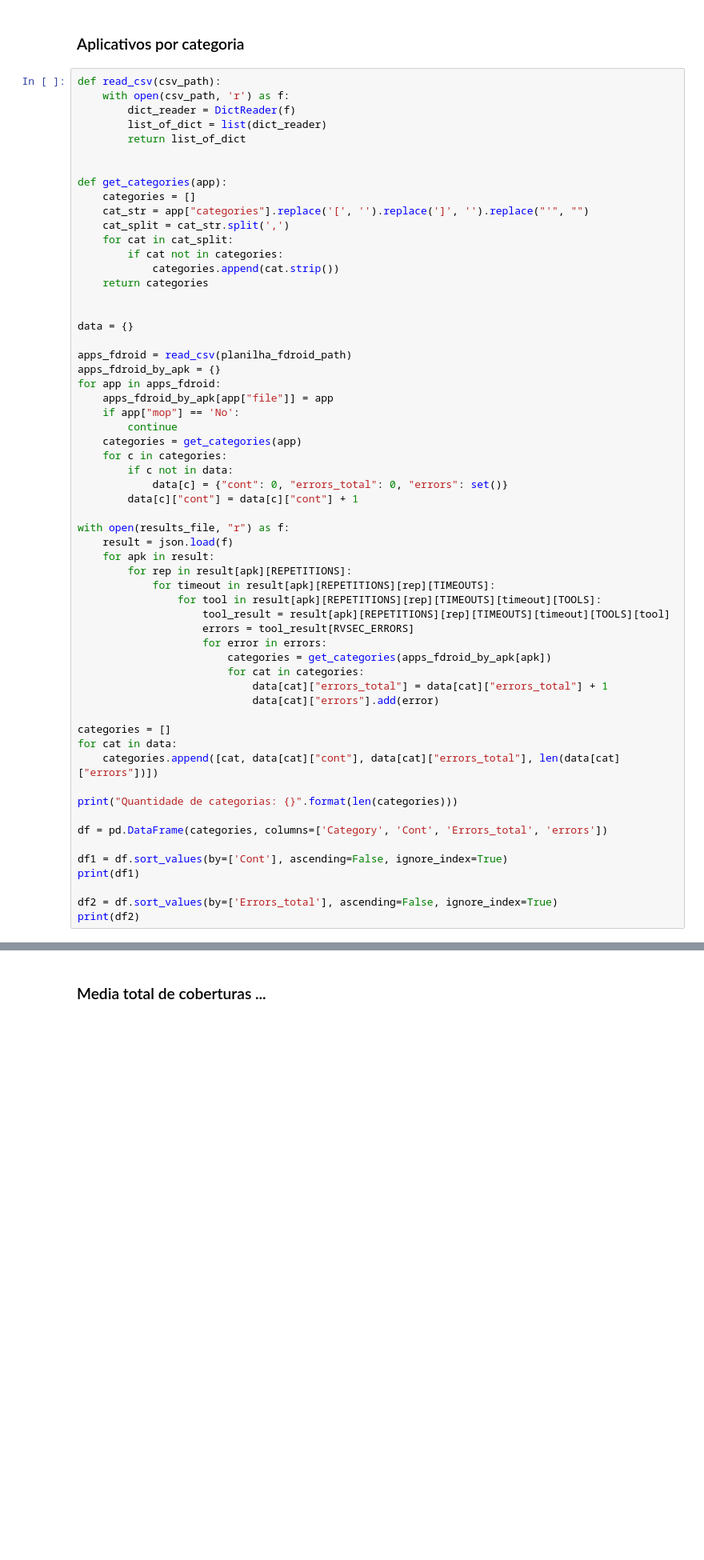
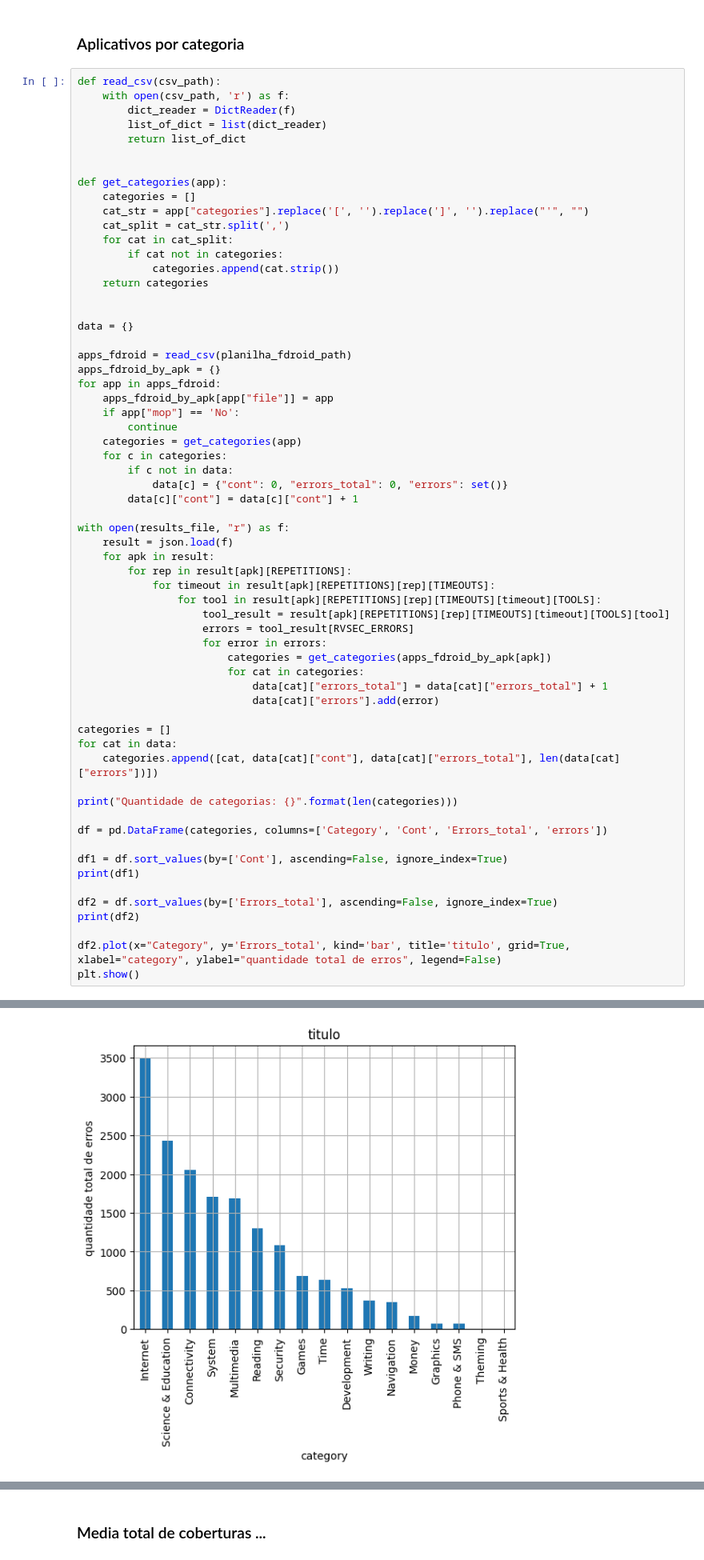
Before and after one commit to PAMunb/rvsec, a Jupyter notebook: rv-android/results_notebook.ipynb, the cells around one changed output, grey strips where cells are left out. Shown: that part at 80% size. Drawn from its saved outputs; the diff is of its cells as text; blank space fills up the shorter version.

```diff
--- a/rv-android/results_notebook.ipynb
+++ b/rv-android/results_notebook.ipynb
@@ -403,30 +412,34 @@ categories = []
 for cat in data:
     categories.append([cat, data[cat]["cont"], data[cat]["errors_total"], len(data[cat]["errors"])])
 
 print("Quantidade de categorias: {}".format(len(categories)))
 
 df = pd.DataFrame(categories, columns=['Category', 'Cont', 'Errors_total', 'errors'])
 
 df1 = df.sort_values(by=['Cont'], ascending=False, ignore_index=True)
 print(df1)
 
 df2 = df.sort_values(by=['Errors_total'], ascending=False, ignore_index=True)
 print(df2)
+
+df2.plot(x="Category", y='Errors_total', kind='bar', title='titulo', grid=True, xlabel="category", ylabel="quantidade total de erros", legend=False)
+plt.show()
 # %% [output]
 Quantidade de categorias: 17
                Category  Cont  Errors_total  errors
 0              Internet   203          3488      78
 1            Multimedia    87          1691      39
 2                System    76          1710      35
 3              Security    74          1088      32
 4               Reading    47          1299      43
 5   Science & Education    38          2435      43
 6                 Money    34           170       4
 7          Connectivity    34          2053      42
 8                 Games    32           691      24
 9            Navigation    30           350       7
 ... (21 lines left out)
 13             Graphics    10            77       1
 14          Phone & SMS    18            73       7
 15              Theming     7             2       2
 16      Sports & Health    12             0       0
+[figure, added]
```
Also changed, not shown: parts of 11 cells of this notebook.
